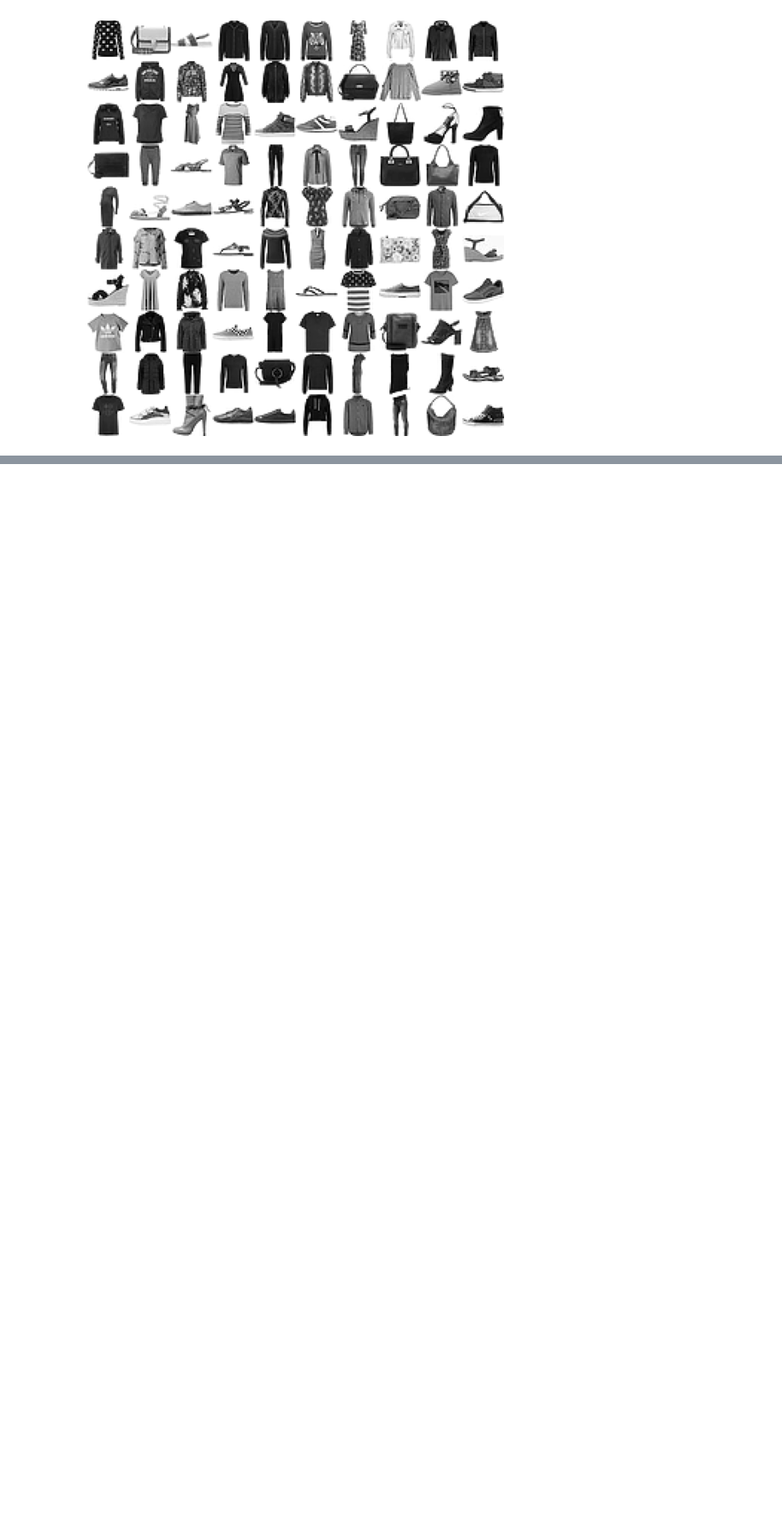
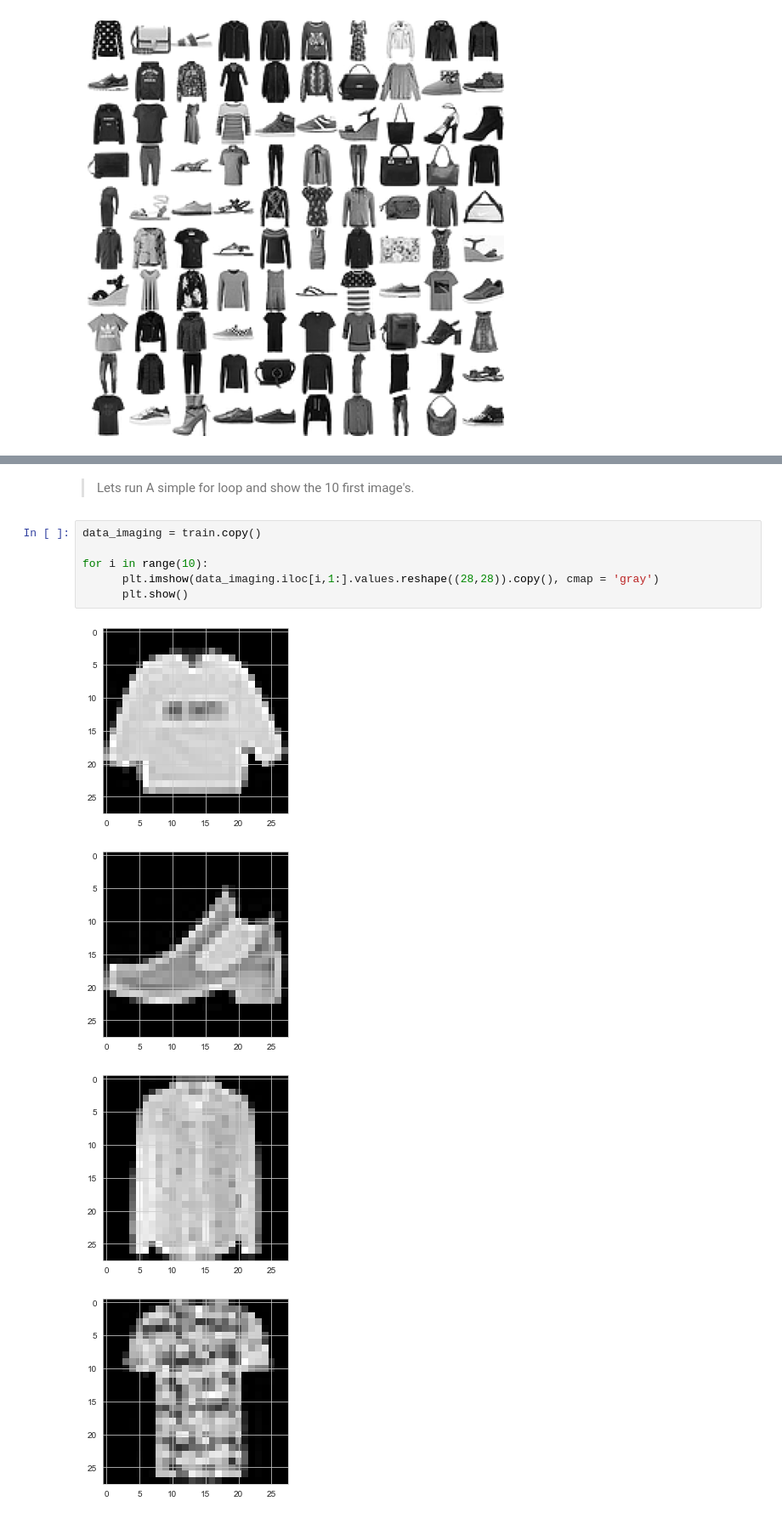
Before and after one commit to ShauliTaragin/ML-Sem2-Assignment, a Jupyter notebook: FMNIST.ipynb, the cells around one changed output, grey strips where cells are left out. Shown at 85% size. Cells and saved outputs as stored; diff of their text form; blank space fills up the shorter version.

```diff
--- a/FMNIST.ipynb
+++ b/FMNIST.ipynb
@@ -136,0 +94,13 @@ KeyError: (41886, 0)
+# %% [markdown]
+> Lets run A simple for loop and show the 10 first image's.
+# %%
+data_imaging = train.copy()
+
+for i in range(10):
+      plt.imshow(data_imaging.iloc[i,1:].values.reshape((28,28)).copy(), cmap = 'gray')
+      plt.show()
+# %% [output]
+[figure, added]
+[figure, added]
+[figure, added]
+[figure, added]
```
Also changed, not shown: parts of 10 cells of this notebook.
